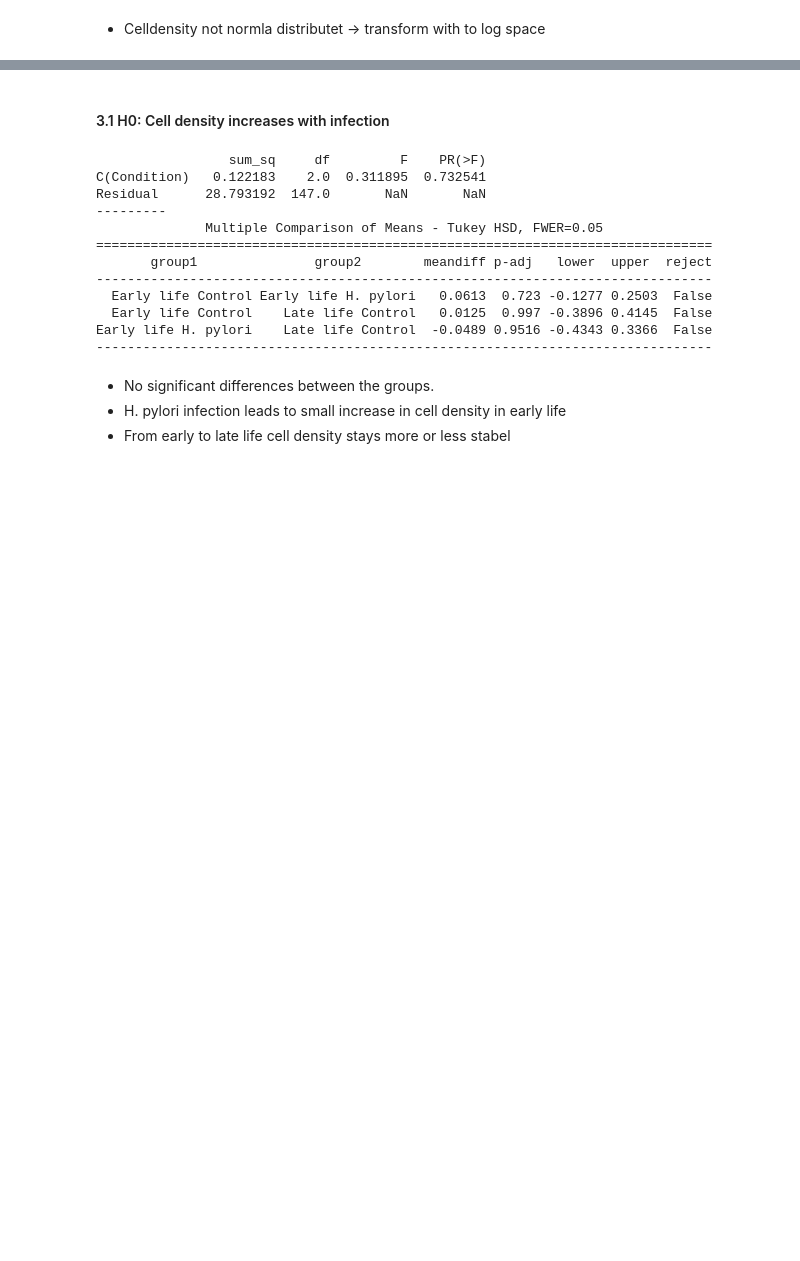
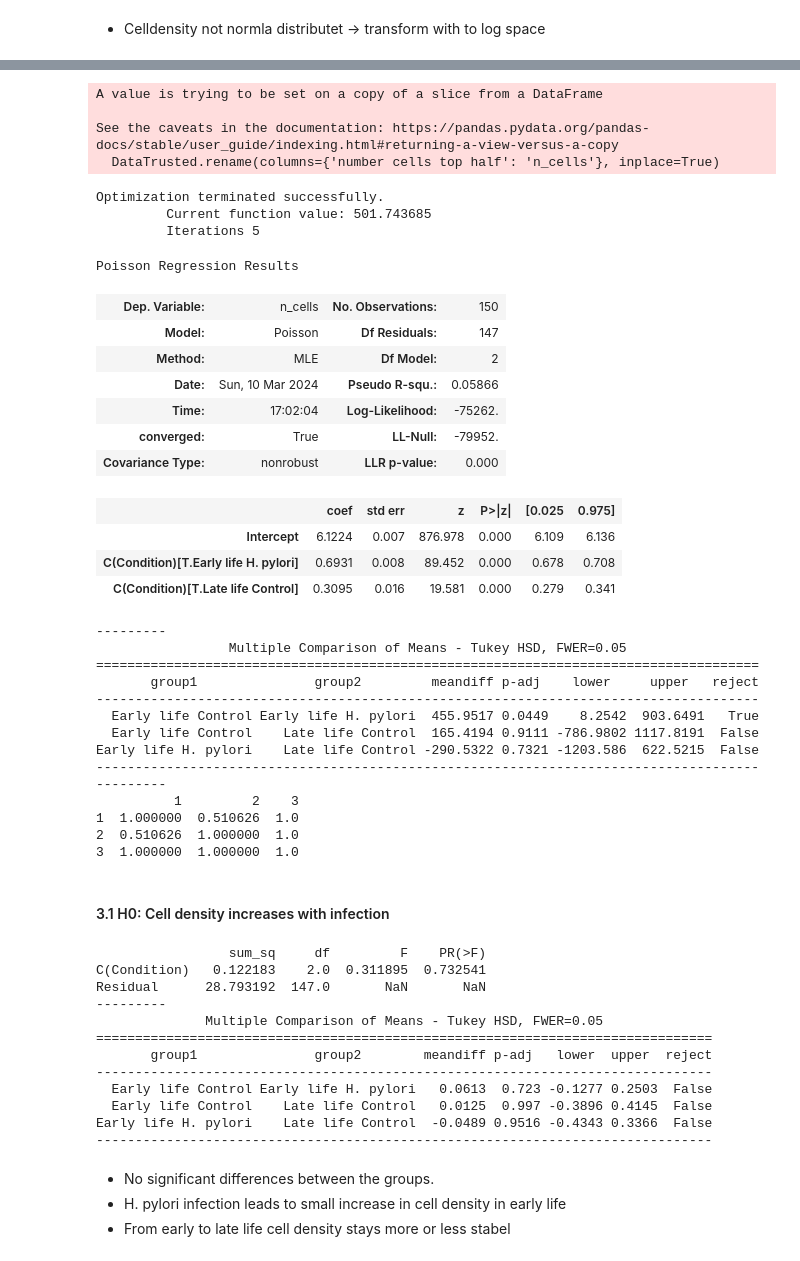
Before and after one commit to DaRoemer/OrganoCellQuant, a Jupyter notebook: Cell_count_analysis.ipynb, the cells around one changed output, grey strips where cells are left out. Drawn from its saved outputs; the diff is of its cells as text; code cells hidden in the pictures; blank space fills up the shorter version.

```diff
--- a/Cell_count_analysis.ipynb
+++ b/Cell_count_analysis.ipynb
@@ -79,3 +157,62 @@ DataTrusted.head(5)
+# %%
+from statsmodels.formula.api import poisson
+DataTrusted.rename(columns={'number cells top half': 'n_cells'}, inplace=True)
+
+
+model = poisson('n_cells ~ C(Condition)', data=DataTrusted).fit()
+# perform post-hoc testing with Tukey's HSD test
+posthoc = pairwise_tukeyhsd(DataTrusted['n_cells'], DataTrusted['Condition'])
+
+from scikit_posthocs import posthoc_dunn
+
+dataDunn = [DataTrusted[DataTrusted['Condition']=='Early life Control']['n_cells_log'],
+                            DataTrusted[DataTrusted['Condition']=='Early life H. pylori']['n_cells_log'],
+                            DataTrusted[DataTrusted['Condition']=='Late life Control']['n_cells_log']]
+# Perform post-hoc testing with Dunn's test
+posthoc_dunn = posthoc_dunn(dataDunn, p_adjust='bonferroni')
+
+
+# print the ANOVA table and post-hoc results
+display(model.summary())
+
+print('---------')
+print(posthoc)
+print('---------')
+print(posthoc_dunn)
+# %% [output]
+A value is trying to be set on a copy of a slice from a DataFrame
+
+See the caveats in the documentation: https://pandas.pydata.org/pandas-docs/stable/user_guide/indexing.html#returning-a-view-versus-a-copy
+  DataTrusted.rename(columns={'number cells top half': 'n_cells'}, inplace=True)
+Optimization terminated successfully.
+         Current function value: 501.743685
+         Iterations 5
+Poisson Regression Results
+| Dep. Variable: | n_cells | No. Observations: | 150 |
+| Model: | Poisson | Df Residuals: | 147 |
+| Method: | MLE | Df Model: | 2 |
+| Date: | Sun, 10 Mar 2024 | Pseudo R-squ.: | 0.05866 |
+| Time: | 17:02:04 | Log-Likelihood: | -75262. |
+| converged: | True | LL-Null: | -79952. |
+| Covariance Type: | nonrobust | LLR p-value: | 0.000 |
+|  | coef | std err | z | P>|z| | [0.025 | 0.975] |
+| Intercept | 6.1224 | 0.007 | 876.978 | 0.000 | 6.109 | 6.136 |
+| C(Condition)[T.Early life H. pylori] | 0.6931 | 0.008 | 89.452 | 0.000 | 0.678 | 0.708 |
+| C(Condition)[T.Late life Control] | 0.3095 | 0.016 | 19.581 | 0.000 | 0.279 | 0.341 |
+---------
+                 Multiple Comparison of Means - Tukey HSD, FWER=0.05
+=====================================================================================
+       group1               group2         meandiff p-adj    lower     upper   reject
+-------------------------------------------------------------------------------------
+  Early life Control Early life H. pylori  455.9517 0.0449    8.2542  903.6491   True
+  Early life Control    Late life Control  165.4194 0.9111 -786.9802 1117.8191  False
+Early life H. pylori    Late life Control -290.5322 0.7321 -1203.586  622.5215  False
+-------------------------------------------------------------------------------------
+---------
+          1         2    3
+1  1.000000  0.510626  1.0
+2  0.510626  1.000000  1.0
+3  1.000000  1.000000  1.0
 # %% [markdown]
 #### 3.1 H0: Cell density increases with infection
 # %%
```
Also changed, not shown: parts of 7 cells of this notebook.
